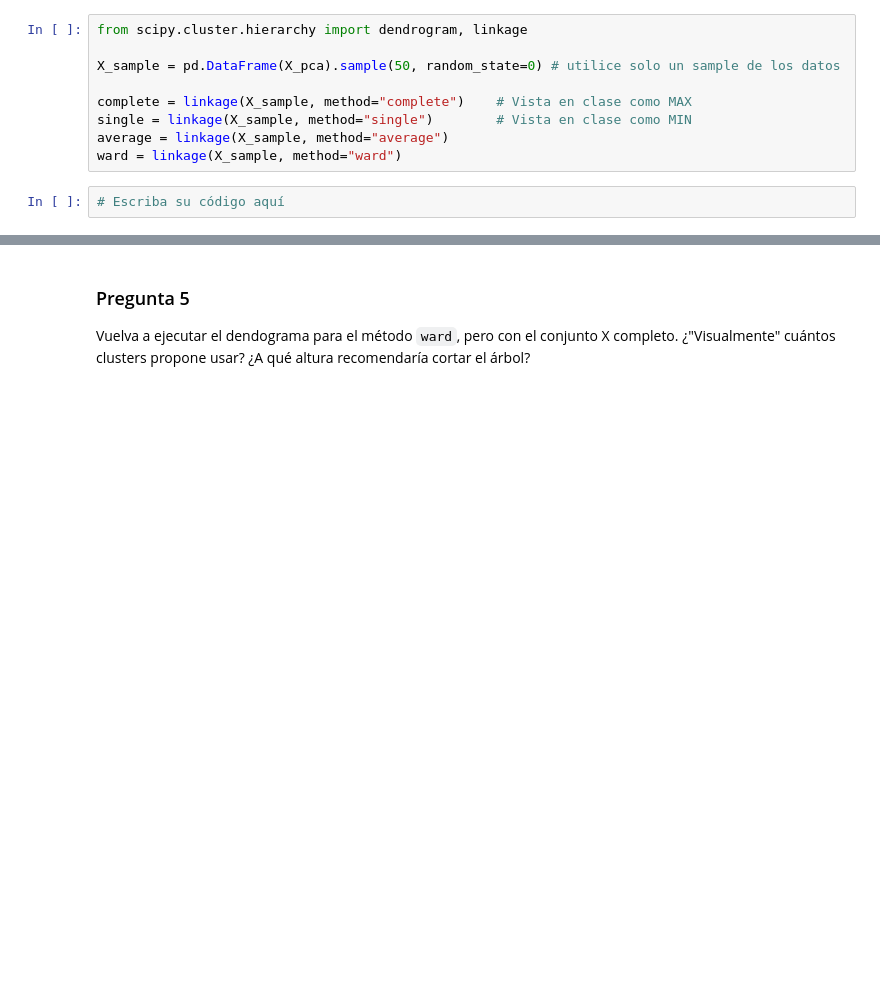
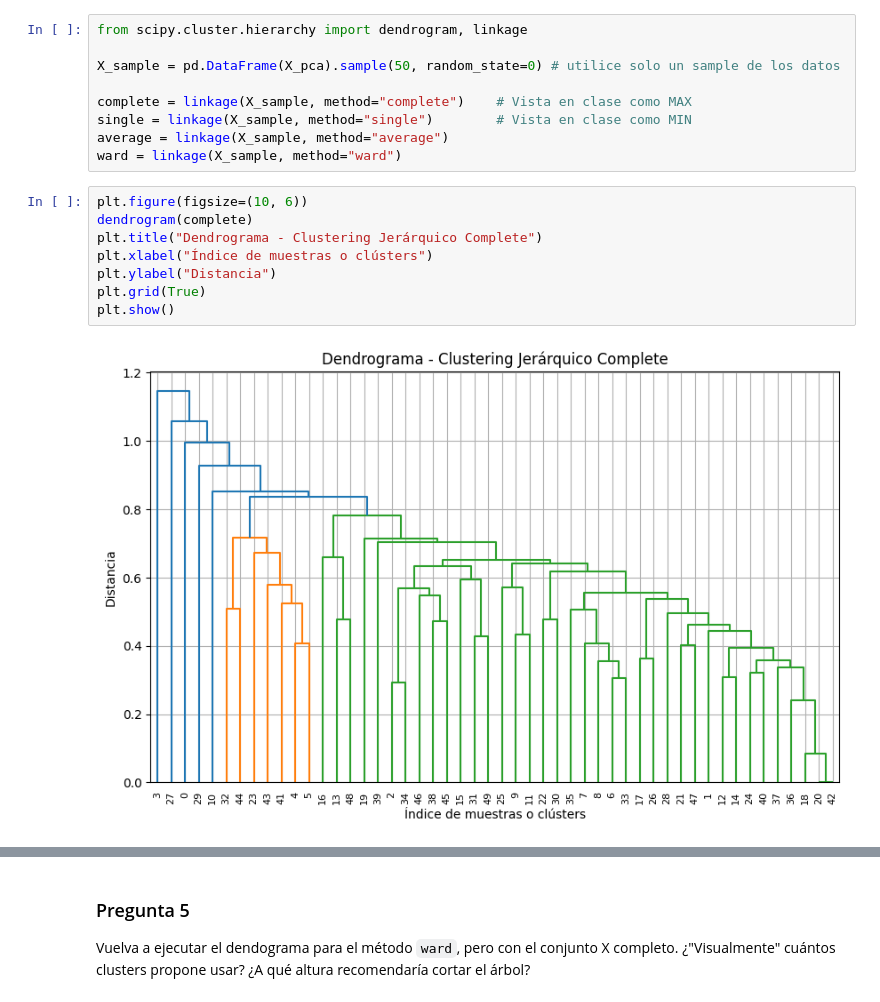
Before and after one commit to SebaSalasLvd/laboratorios-mineria, a Jupyter notebook: lab5/CC5205_Laboratorio_5.ipynb, the cells around one changed output, grey strips where cells are left out. Saved outputs shown, nothing was run; the diff lists cells and outputs as text; blank space fills up the shorter version.

```diff
--- a/lab5/CC5205_Laboratorio_5.ipynb
+++ b/lab5/CC5205_Laboratorio_5.ipynb
@@ -201,5 +201,13 @@ complete = linkage(X_sample, method="complete")    # Vista en clase como MAX
 single = linkage(X_sample, method="single")        # Vista en clase como MIN
 average = linkage(X_sample, method="average")
 ward = linkage(X_sample, method="ward")
-# %%
-# Escriba su código aquí
+# %%
+plt.figure(figsize=(10, 6))
+dendrogram(complete)
+plt.title("Dendrograma - Clustering Jerárquico Complete")
+plt.xlabel("Índice de muestras o clústers")
+plt.ylabel("Distancia")
+plt.grid(True)
+plt.show()
+# %% [output]
+[figure, added]
```
Also changed, not shown: parts of 12 cells of this notebook.
